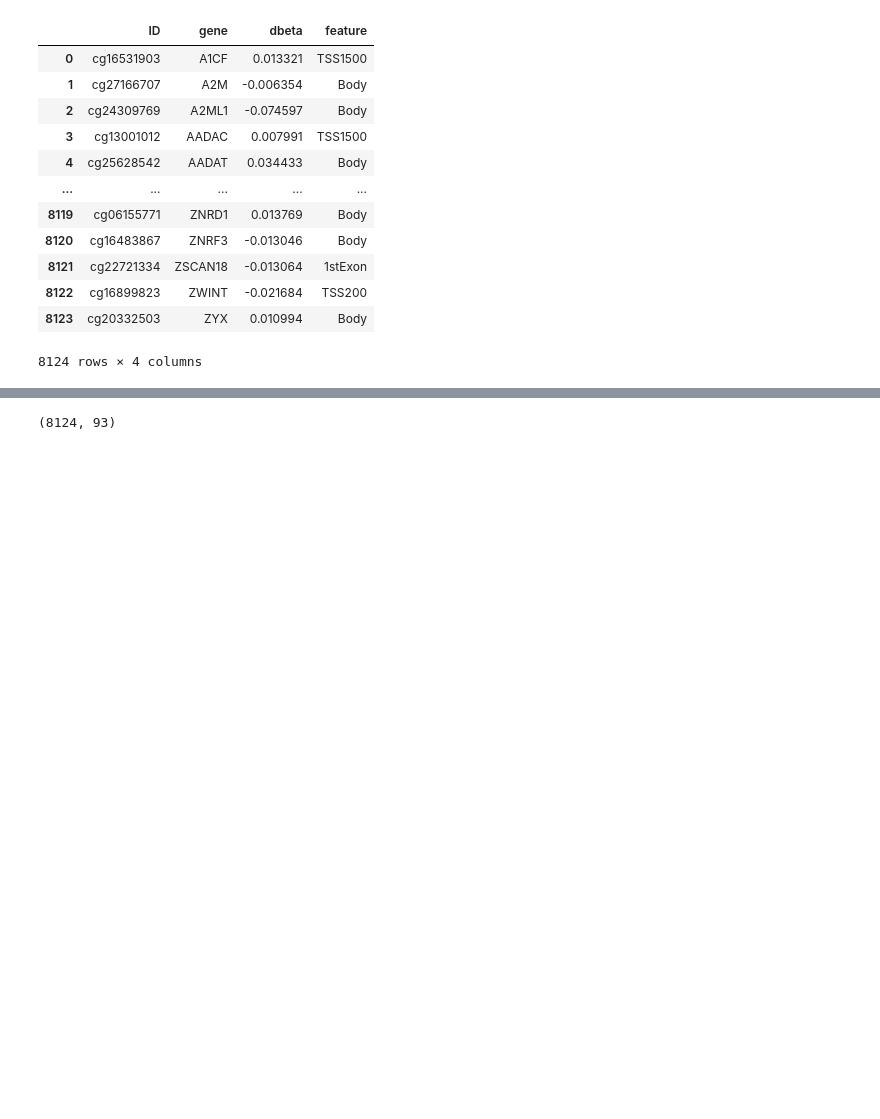
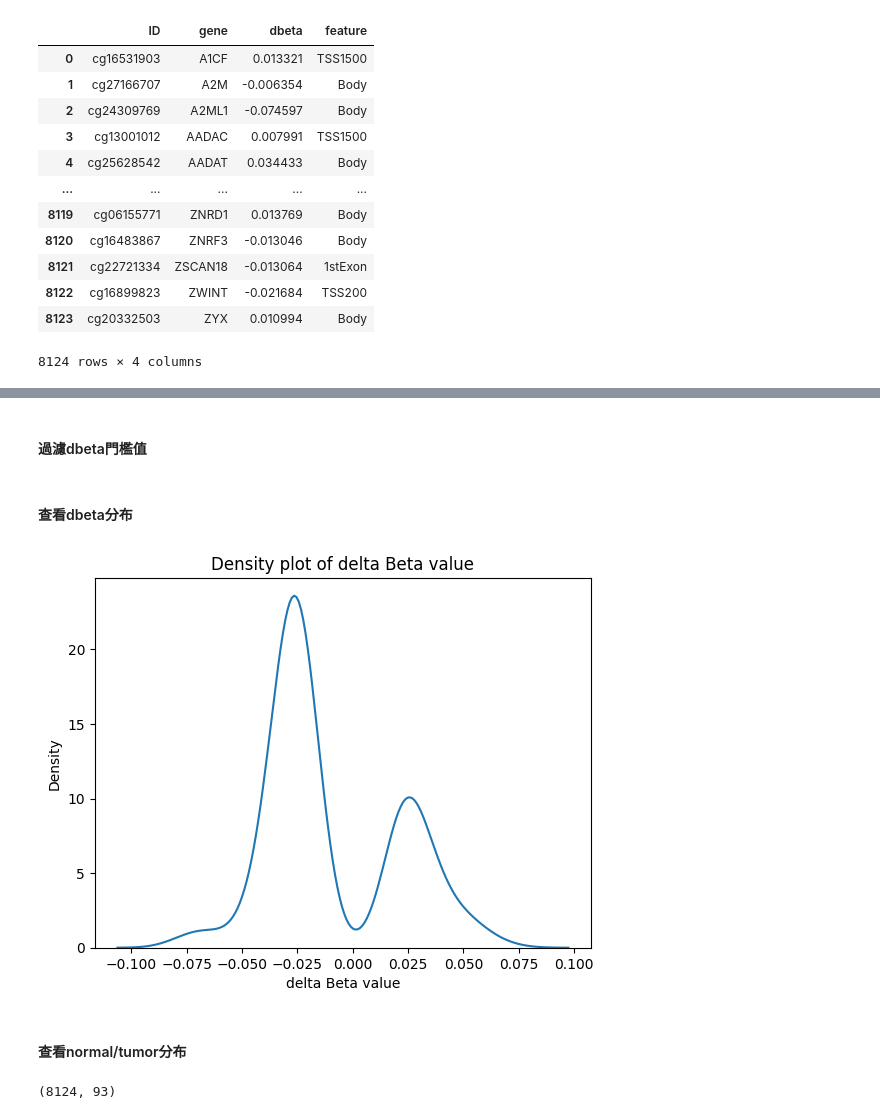
Before and after one commit to BioTechCo/main_project, a Jupyter notebook: process/set_dbeta_threshold.ipynb, the cells around one changed output, grey strips where cells are left out. Cells and saved outputs as stored; diff of their text form; code cells hidden in the pictures; blank space fills up the shorter version.

```diff
--- a/process/set_dbeta_threshold.ipynb
+++ b/process/set_dbeta_threshold.ipynb
@@ -39,0 +39,5 @@ dbeta
+# %%
+# if you want filter by TSS
+result_hyper_TSS = dbeta[dbeta["feature"].str.contains("TSS")]
+result_hyper_TSS.to_csv(f"../{cancer}/{input_file_path}/dbeta_TSS.csv", index=False)
+result_hyper_TSS
@@ -40,3 +58,29 @@ dbeta
+# %% [markdown]
+#### 過濾dbeta門檻值
+# %%
+def set_threshold(data, threshold, save_path):
+    data = data[abs(data["dbeta"]) > threshold]
+    data.to_csv(save_path, index=False)
+    return data
+
+
+threshold = 0.02  # example threshold
+save_path = f"../{cancer}/{input_file_path}/dbeta_TSS_{threshold}.csv"
+filter_dbeta = set_threshold(result_hyper_TSS, threshold, save_path)
+# %% [markdown]
+#### 查看dbeta分布
+# %%
+def get_distribution(data):
+    sns.kdeplot(data["dbeta"])
+    plt.xlabel("delta Beta value")
+    plt.title("Density plot of delta Beta value")
+
+
+get_distribution(filter_dbeta)  # example data
+# %% [output]
+[figure, added]
+# %% [markdown]
+#### 查看normal/tumor分布
 # %%
 beta_normalized_train = pd.read_csv(f"../{cancer}/champ_result/GSE89093_nc/all_beta_normalized.csv") # example
 
```
Also changed, not shown: parts of 15 cells of this notebook.
